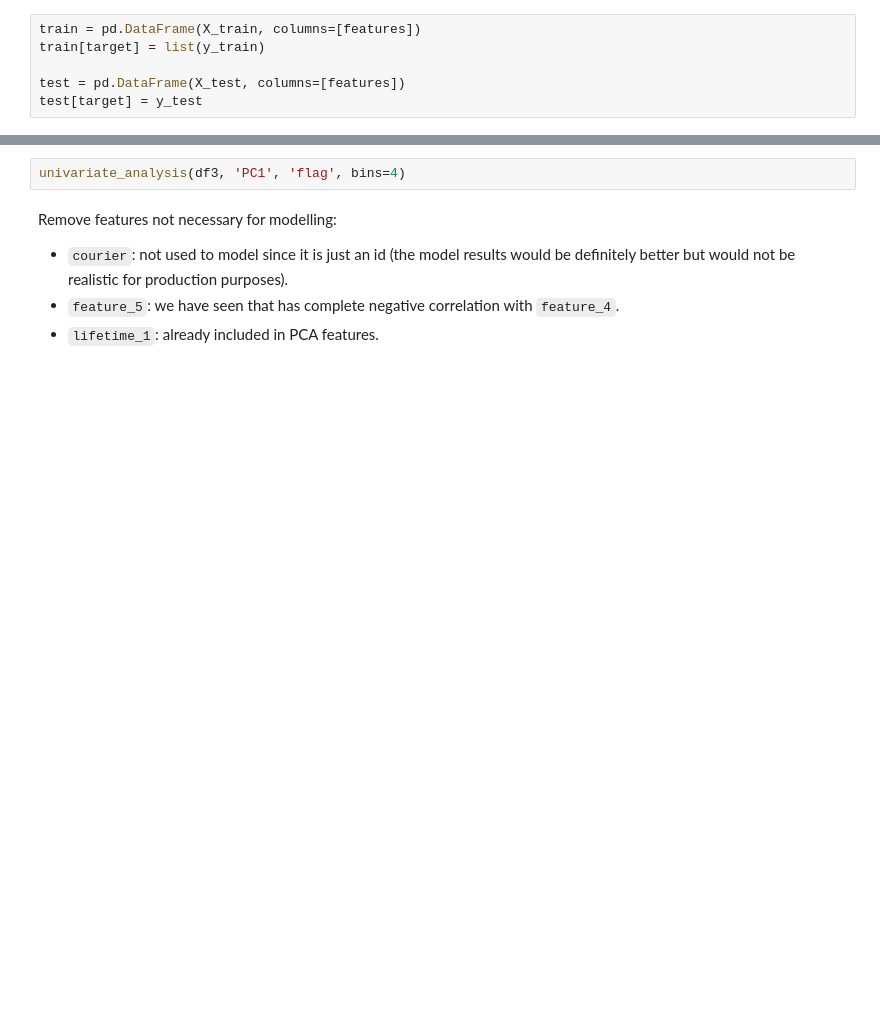
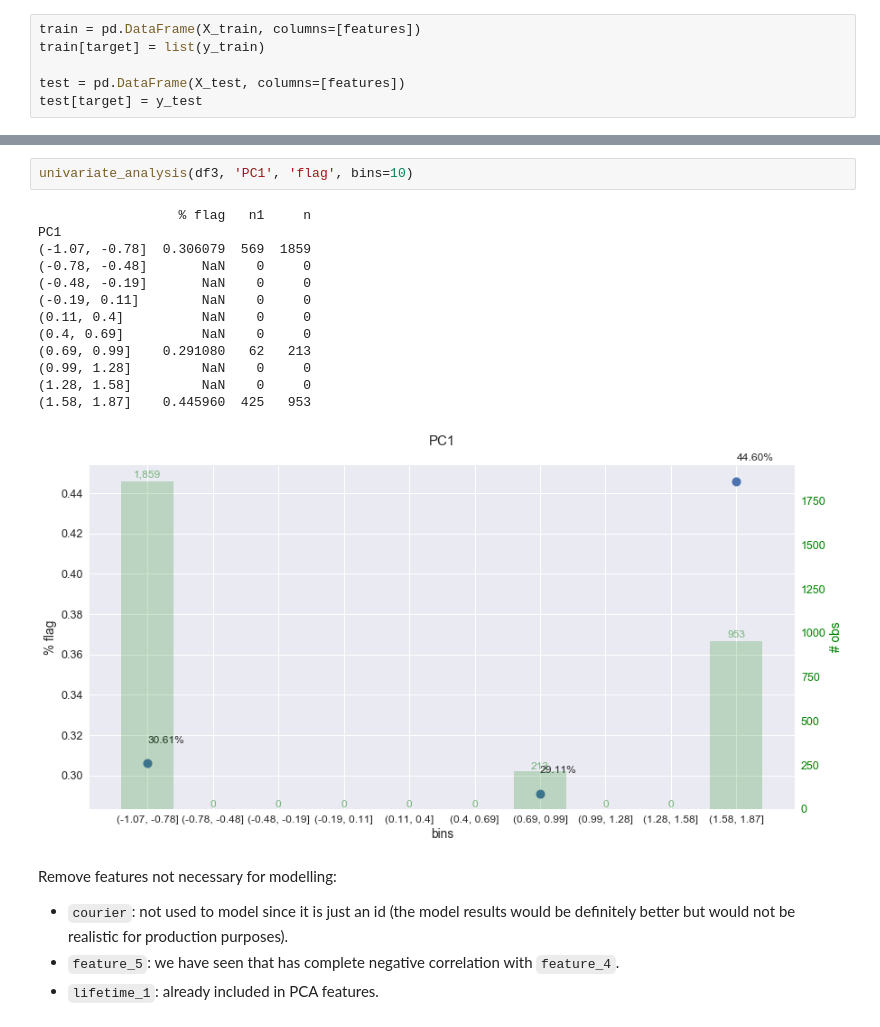
Before and after one commit to adriamoya/glovo, a Jupyter notebook: tasks/Task2_CreatePredictiveAlgorithm_v2.ipynb, the cells around one changed output, grey strips where cells are left out. Drawn from its saved outputs; the diff is of its cells as text; blank space fills up the shorter version.

```diff
--- a/tasks/Task2_CreatePredictiveAlgorithm_v2.ipynb
+++ b/tasks/Task2_CreatePredictiveAlgorithm_v2.ipynb
@@ -325,5 +384,19 @@ print("y_test:", y_test.shape)
 # %%
-univariate_analysis(df3, 'PC1', 'flag', bins=4)
+univariate_analysis(df3, 'PC1', 'flag', bins=10)
+# %% [output]
+                  % flag   n1     n
+PC1
+(-1.07, -0.78]  0.306079  569  1859
+(-0.78, -0.48]       NaN    0     0
+(-0.48, -0.19]       NaN    0     0
+(-0.19, 0.11]        NaN    0     0
+(0.11, 0.4]          NaN    0     0
+(0.4, 0.69]          NaN    0     0
+(0.69, 0.99]    0.291080   62   213
+(0.99, 1.28]         NaN    0     0
+(1.28, 1.58]         NaN    0     0
+(1.58, 1.87]    0.445960  425   953
+[figure, added]
 # %% [markdown]
 Remove features not necessary for modelling:
 * `courier`: not used to model since it is just an id (the model results would be definitely better but would not be realistic for production purposes).
```
Also changed, not shown: parts of 16 cells of this notebook, 1 other file.
